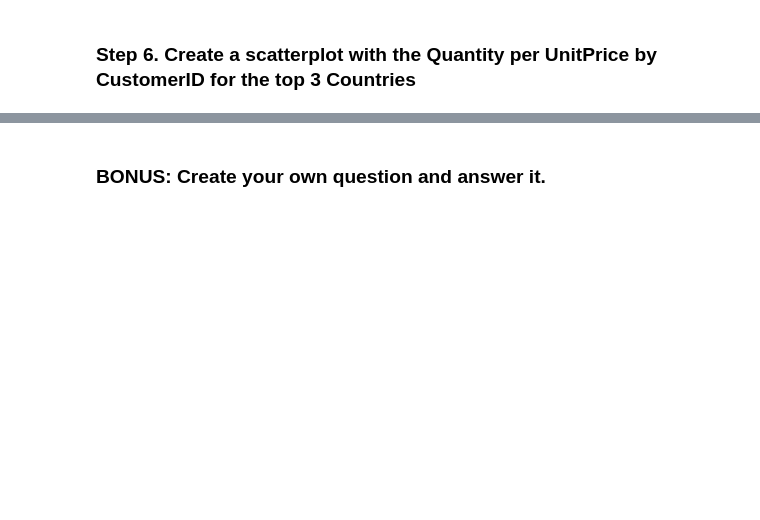
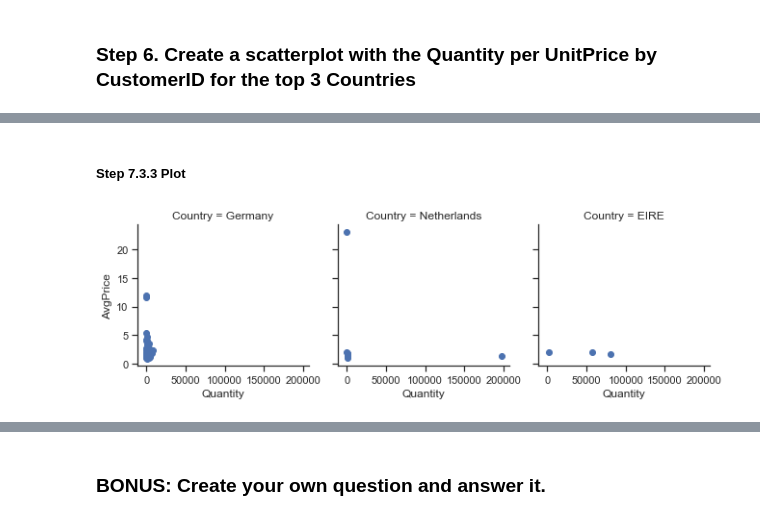
Before and after one commit to guipsamora/pandas_exercises, a Jupyter notebook: 07_Visualization/Online_Retail/Exercises_with_solutions_code.ipynb, the cells around one changed output, grey strips where cells are left out. Cells and saved outputs as stored; diff of their text form; code cells hidden in the pictures; blank space fills up the shorter version.

```diff
--- a/07_Visualization/Online_Retail/Exercises_with_solutions_code.ipynb
+++ b/07_Visualization/Online_Retail/Exercises_with_solutions_code.ipynb
@@ -100,0 +186,5 @@ g.add_legend();
+# %%
+sales_volume = online_rt.groupby('Country').Quantity.sum().sort_values(ascending=False)
+
+top3 = sales_volume.index[1:4] #We are excluding UK
+top3
@@ -100,0 +209,3 @@ g.add_legend();
+# %%
+online_rt['Revenue'] = online_rt.Quantity * online_rt.UnitPrice
+online_rt.head()
@@ -100,0 +221,9 @@ g.add_legend();
+# %%
+grouped = online_rt[online_rt.Country.isin(top3)].groupby(['CustomerID','Country'])
+
+plottable = grouped['Quantity','Revenue'].agg('sum')
+plottable['AvgPrice'] = plottable.Revenue / plottable.Quantity
+
+# get the value of the index and put in the column Country
+plottable['Country'] = plottable.index.get_level_values(1)
+plottable.head()
@@ -100,0 +238,17 @@ g.add_legend();
+# %% [markdown]
+##### Step 7.3.3 Plot
+# %%
+####################
+# Graph Section v 2#
+####################
+
+# creates the FaceGrid
+g = sns.FacetGrid(plottable, col="Country")
+
+# map over a make a scatterplot
+g.map(plt.scatter, "Quantity", "AvgPrice", alpha=1)
+
+# adds legend
+g.add_legend();
+# %% [output]
+[figure, added]
```
Also changed, not shown: parts of 27 cells of this notebook, 2 other files.
